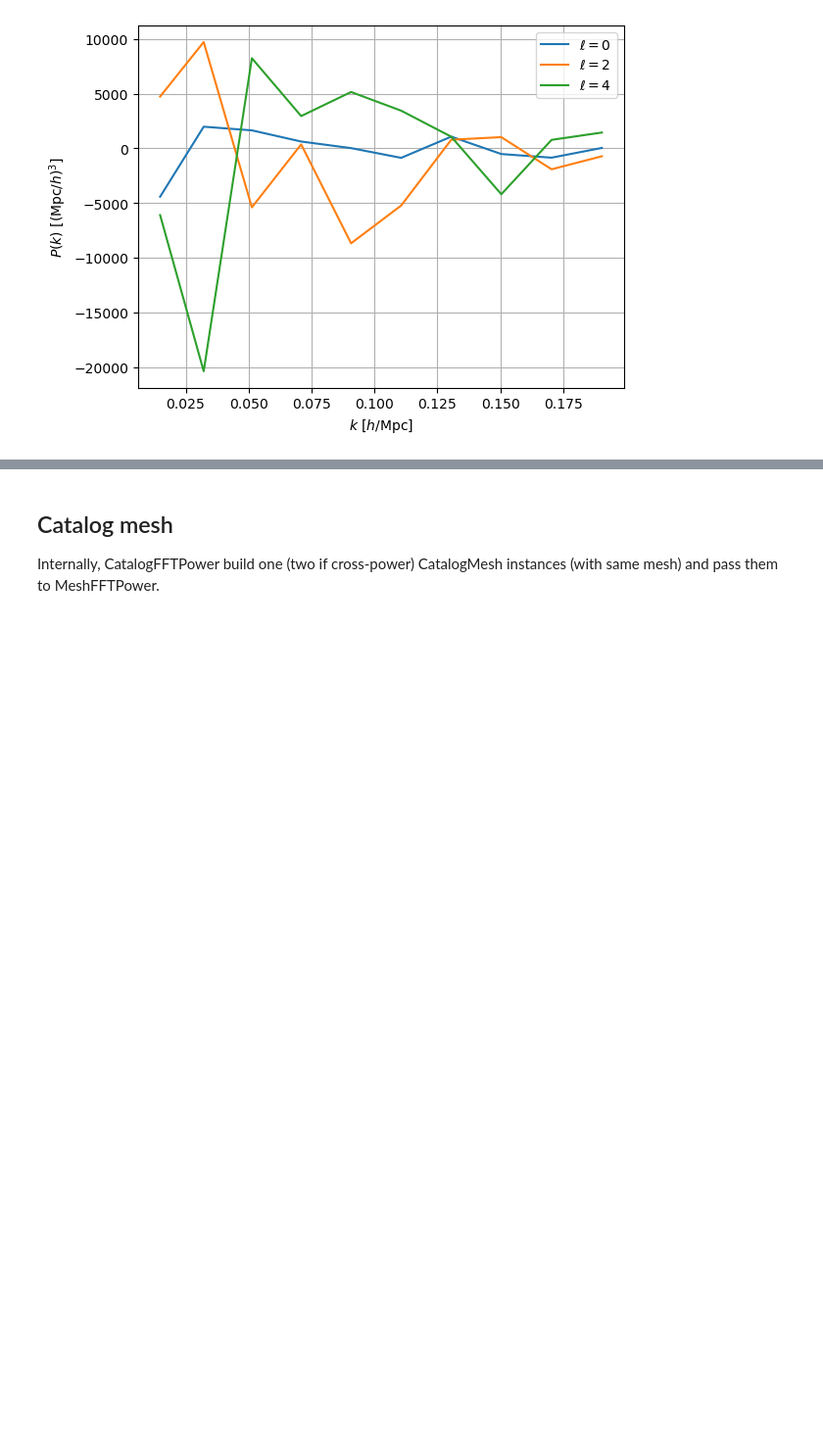
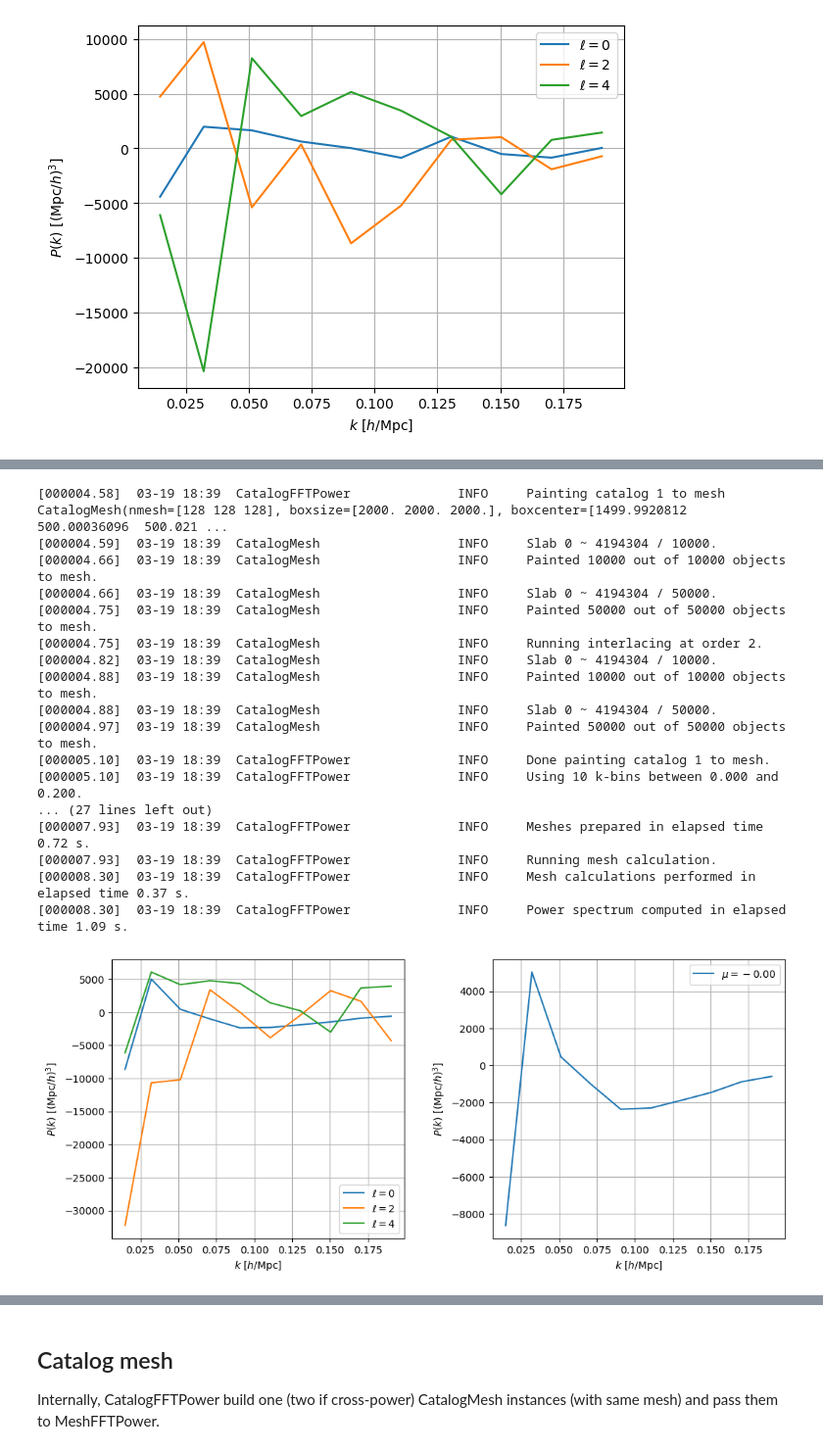
Before and after one commit to cosmodesi/pypower, a Jupyter notebook: nb/basic_examples.ipynb, the cells around one changed output, grey strips where cells are left out. Shown at 98% size. Saved outputs shown, nothing was run; the diff lists cells and outputs as text; code cells hidden in the pictures; blank space fills up the shorter version.

Commit message:
more tests of save_txt

```diff
--- a/nb/basic_examples.ipynb
+++ b/nb/basic_examples.ipynb
@@ -106,14 +106,25 @@ with tempfile.TemporaryDirectory() as tmp_dir:
     # And reload the result
     poles = PowerSpectrumStatistics.load(fn)
     print(poles.ells, type(poles))
-# You can also export as .txt (WARNING: this does not save all "poles" attributes, so there is not load_txt method)
+# You can also export as .txt (WARNING: this does not save all "poles" attributes, so there is not "load_txt" method)
 with tempfile.TemporaryDirectory() as tmp_dir:
     fn = os.path.join(tmp_dir, 'tmp.txt')
+    print('\n### real ###\n')
     # See get_power() for all arguments
     result.poles.save_txt(fn, header=['data_file1 = data1.fits', 'data_file2 = data2.fits'], complex=False)
     with open(fn, 'r') as file:
-        for iline in range(30):
+        for iline in range(25):
             print(next(file)[:-1])
+    # Let's check saved result
     tmp = np.loadtxt(fn, unpack=True)
     assert np.allclose(tmp[3], result.poles(ell=0, complex=False), equal_nan=True)
+    # Saving full complex numbers
+    print('\n### complex ###\n')
+    result.poles.save_txt(fn, header=['data_file1 = data1.fits', 'data_file2 = data2.fits'], complex=True)
+    with open(fn, 'r') as file:
+        for iline in range(25):
+            print(next(file)[:-1])
+    # Let's check saved result
+    tmp = np.loadtxt(fn, unpack=True, dtype=np.complex_)
+    assert np.allclose(tmp[4], result.poles(ell=2, complex=True), equal_nan=True)
 # %% [output]
@@ -136,0 +150,65 @@ with tempfile.TemporaryDirectory() as tmp_dir:
+# %%
+# By default (above), line-of-sight is 'firstpoint'
+# Compute the power spectrum, using 'endpoint' line-of-sight
+result = CatalogFFTPower(data_positions1=data_positions1, data_weights1=data_weights1,
+                         randoms_positions1=randoms_positions1, randoms_weights1=randoms_weights1,
+                         edges=kedges, ells=ells, interlacing=2, boxsize=2000., nmesh=128, resampler='tsc',
+                         los='endpoint', position_type='xyz', mpiroot=0)
+
+# Compute the power spectrum, using 'x' line-of-sight
+result = CatalogFFTPower(data_positions1=data_positions1, data_weights1=data_weights1,
+                         randoms_positions1=randoms_positions1, randoms_weights1=randoms_weights1,
+                         edges=kedges, ells=ells, interlacing=2, boxsize=2000., nmesh=128, resampler='tsc',
+                         los='x', position_type='xyz', mpiroot=0)
+# In addition to "poles", one has access to "wedges"
+
+poles = result.poles
+wedges = result.wedges
+fig, lax = plt.subplots(nrows=1, ncols=2, figsize=(12,5))
+fig.subplots_adjust(wspace=0.3)
+lax = lax.flatten()
+for ill, ell in enumerate(poles.ells):
+    # Shot noise removed
+    lax[0].plot(*poles(ell=ell, return_k=True, complex=False), label='$\ell = {:d}$'.format(ell))
+# With global line-of-sight, we also have wedges
+for imu, mu in enumerate(wedges.muavg):
+    # Shot noise removed
+    lax[1].plot(*wedges(mu=mu, return_k=True, complex=False), label='$\mu = {:.2f}$'.format(mu))
+for ax in lax:
+    ax.legend()
+    ax.grid(True)
+    ax.set_xlabel('$k$ [$h/\mathrm{Mpc}$]')
+    ax.set_ylabel(r'$P(k)$ [$(\mathrm{Mpc}/h)^{3}$]')
+plt.show()
+# Zero power, as expected
+
+# You can also export as .txt (WARNING: this does not save all "wedges" attributes, so there is not "load_txt" method)
+with tempfile.TemporaryDirectory() as tmp_dir:
+    fn = os.path.join(tmp_dir, 'tmp.txt')
+    # See get_power() for all arguments
+    result.wedges.save_txt(fn, header=['data_file1 = data1.fits', 'data_file2 = data2.fits'], complex=False)
+    with open(fn, 'r') as file:
+        for iline in range(25):
+            print(next(file)[:-1])
+    # Let's check saved result
+    tmp = np.loadtxt(fn, unpack=True)
+    assert np.allclose(tmp[5], result.wedges(mu=result.wedges.modeavg(axis=1, method='mid')[0], complex=False), equal_nan=True)
+# %% [output]
+[000004.58]  03-19 18:39  CatalogFFTPower              INFO     Painting catalog 1 to mesh CatalogMesh(nmesh=[128 128 128], boxsize=[2000. 2000. 2000.], boxcenter=[1499.9920812   500.00036096  500.021 ...
+[000004.59]  03-19 18:39  CatalogMesh                  INFO     Slab 0 ~ 4194304 / 10000.
+[000004.66]  03-19 18:39  CatalogMesh                  INFO     Painted 10000 out of 10000 objects to mesh.
+[000004.66]  03-19 18:39  CatalogMesh                  INFO     Slab 0 ~ 4194304 / 50000.
+[000004.75]  03-19 18:39  CatalogMesh                  INFO     Painted 50000 out of 50000 objects to mesh.
+[000004.75]  03-19 18:39  CatalogMesh                  INFO     Running interlacing at order 2.
+[000004.82]  03-19 18:39  CatalogMesh                  INFO     Slab 0 ~ 4194304 / 10000.
+[000004.88]  03-19 18:39  CatalogMesh                  INFO     Painted 10000 out of 10000 objects to mesh.
+[000004.88]  03-19 18:39  CatalogMesh                  INFO     Slab 0 ~ 4194304 / 50000.
+[000004.97]  03-19 18:39  CatalogMesh                  INFO     Painted 50000 out of 50000 objects to mesh.
+[000005.10]  03-19 18:39  CatalogFFTPower              INFO     Done painting catalog 1 to mesh.
+[000005.10]  03-19 18:39  CatalogFFTPower              INFO     Using 10 k-bins between 0.000 and 0.200.
+... (27 lines left out)
+[000007.93]  03-19 18:39  CatalogFFTPower              INFO     Meshes prepared in elapsed time 0.72 s.
+[000007.93]  03-19 18:39  CatalogFFTPower              INFO     Running mesh calculation.
+[000008.30]  03-19 18:39  CatalogFFTPower              INFO     Mesh calculations performed in elapsed time 0.37 s.
+[000008.30]  03-19 18:39  CatalogFFTPower              INFO     Power spectrum computed in elapsed time 1.09 s.
+[figure, added]
```
Also changed, not shown: parts of 10 cells of this notebook, 3 other files.
